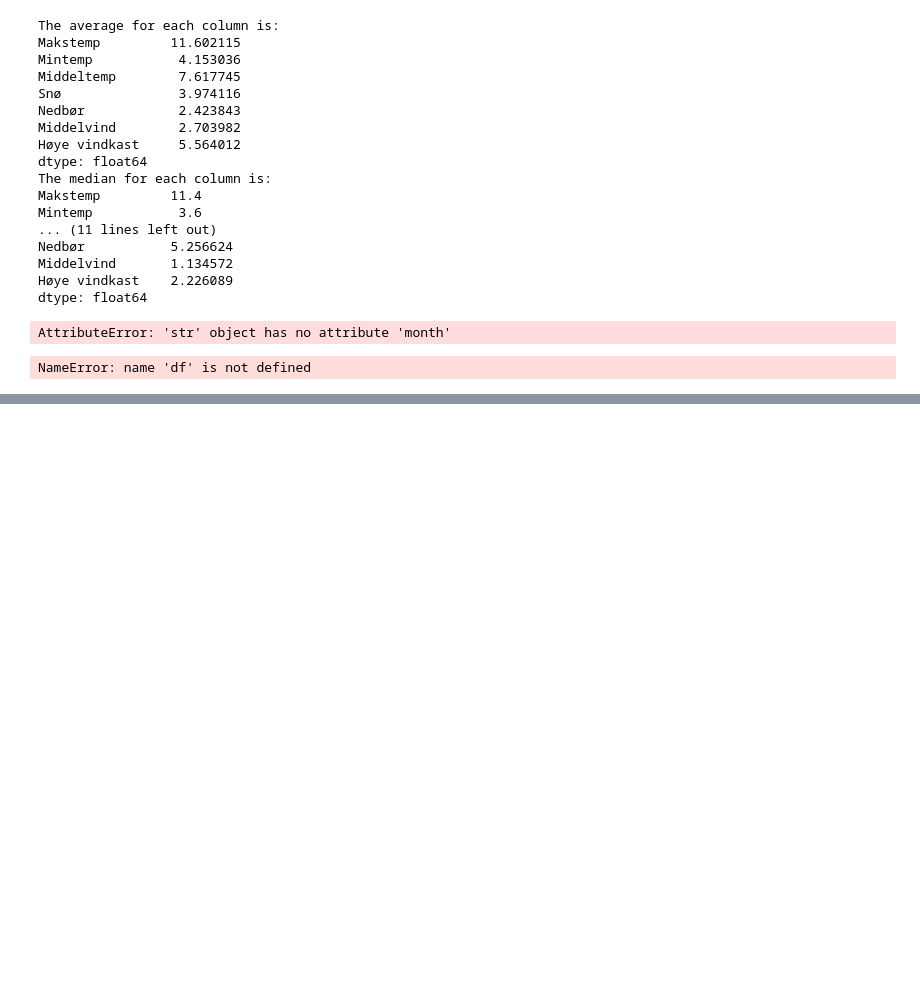
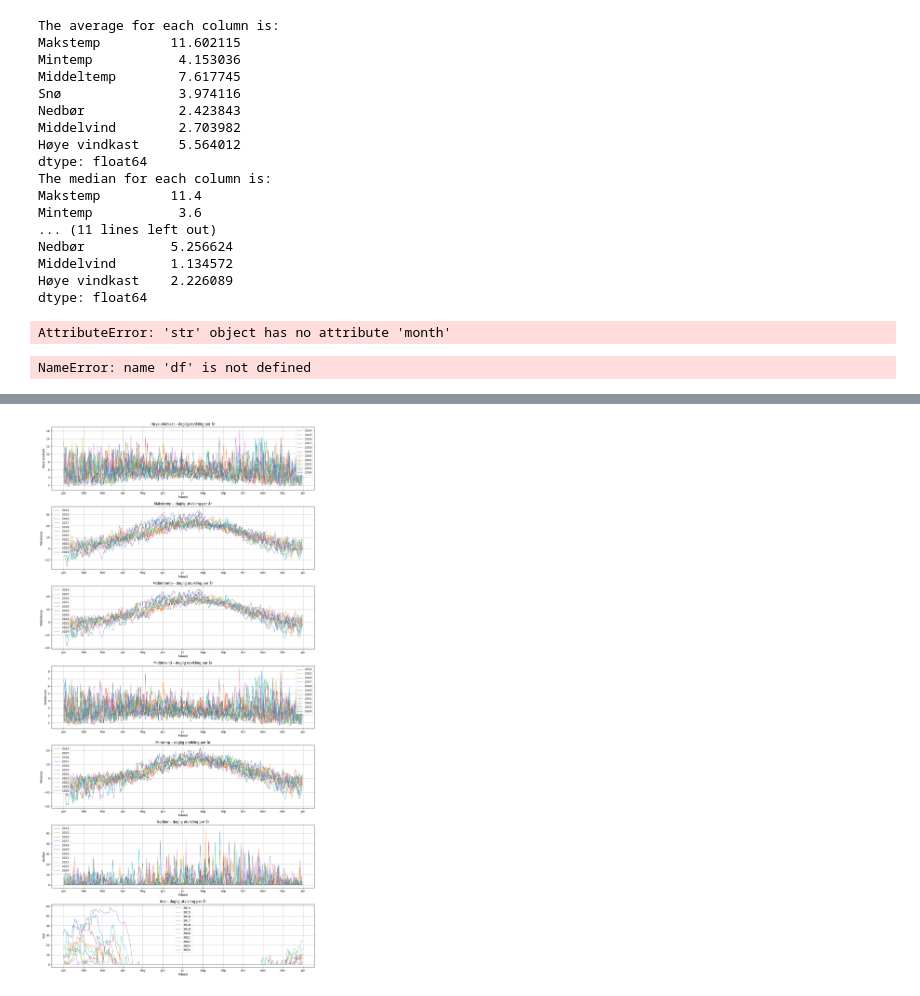
Before and after one commit to livemols/Miljo_dataanalyse_applikasjon, a Jupyter notebook: notebooks/data_analysis.ipynb, the cells around one changed output, grey strips where cells are left out. Cells and saved outputs as stored; diff of their text form; code cells hidden in the pictures; blank space fills up the shorter version.

```diff
--- a/notebooks/data_analysis.ipynb
+++ b/notebooks/data_analysis.ipynb
@@ -107,0 +246,4 @@ NameError: name 'df' is not defined
+# %%
+da.years_averageplot(df)
+# %% [output]
+[figure, added]
```
Also changed, not shown: parts of 9 cells of this notebook, 4 other files.
